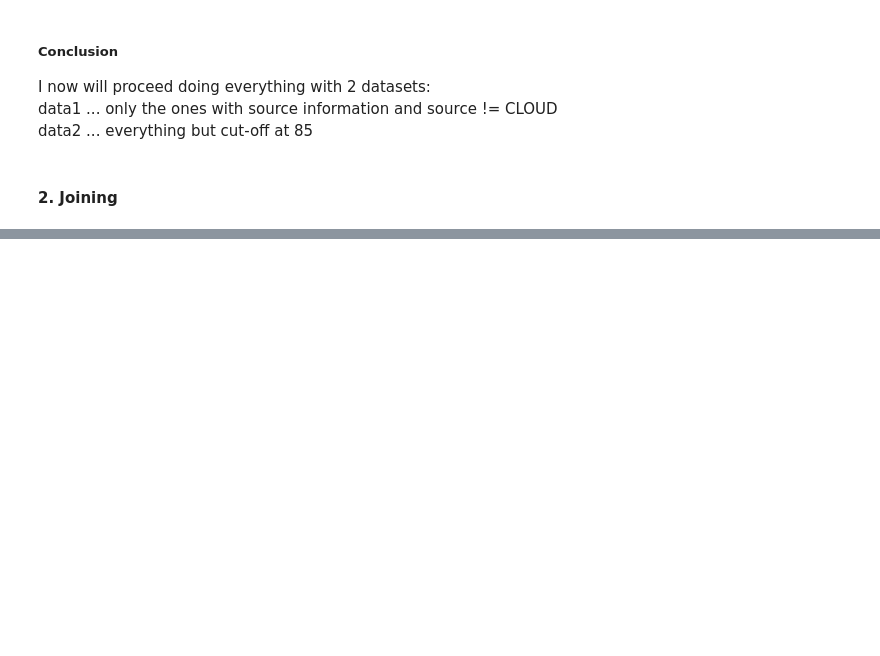
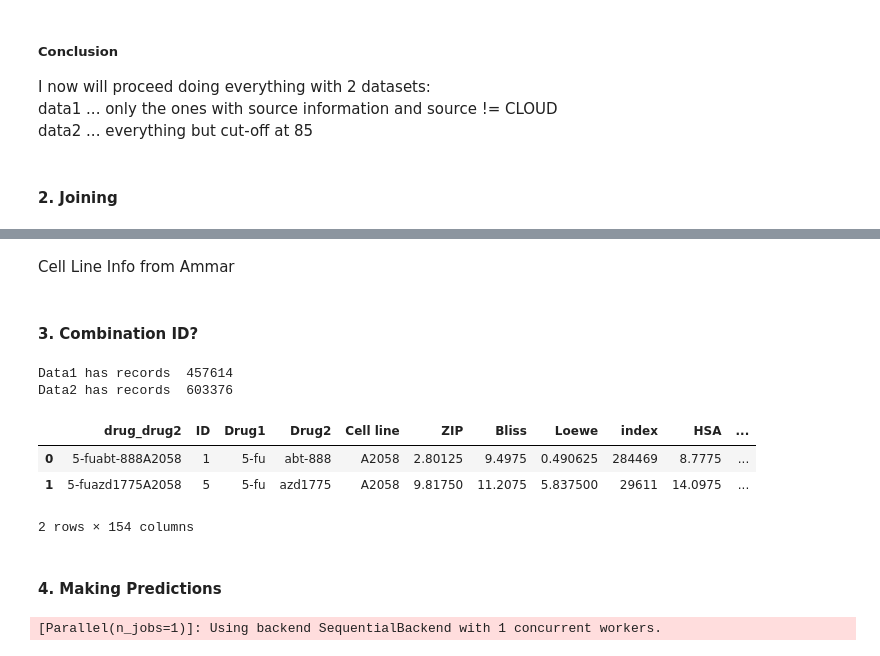
Before and after one commit to stefanhuber1510/marbleProject, a Jupyter notebook: scoring/secondScoringTest.ipynb, the cells around one changed output, grey strips where cells are left out. Saved outputs shown, nothing was run; the diff lists cells and outputs as text; code cells hidden in the pictures; blank space fills up the shorter version.

```diff
--- a/scoring/secondScoringTest.ipynb
+++ b/scoring/secondScoringTest.ipynb
@@ -235,0 +278,2 @@ data2[data2["HSA"]<84.4]
+# %% [markdown]
+Cell Line Info from Ammar
@@ -235,0 +304,24 @@ data2[data2["HSA"]<84.4]
+# %% [markdown]
+#### 3. Combination ID?
+# %%
+with open('./intermediate-pickles-scoring2/finalFrame1.pkl', 'rb') as inp:
+    data1 = pkl.load(inp)
+with open('./intermediate-pickles-scoring2/finalFrame2.pkl', 'rb') as inp:
+    data2 = pkl.load(inp)
+# %%
+data1 = data1.dropna() #loose here 10-20% of data
+data2 = data2.dropna()
+data1.reset_index(inplace=True,drop=True)
+data2.reset_index(inplace=True,drop=True)
+print("Data1 has records ",len(data1))
+print("Data2 has records ",len(data2))
+data1.head(2)
+# %% [output]
+Data1 has records  457614
+Data2 has records  603376
+|  | drug_drug2 | ID | Drug1 | Drug2 | Cell line | ZIP | Bliss | Loewe | index | HSA | ... |
+| 0 | 5-fuabt-888A2058 | 1 | 5-fu | abt-888 | A2058 | 2.80125 | 9.4975 | 0.490625 | 284469 | 8.7775 | ... |
+| 1 | 5-fuazd1775A2058 | 5 | 5-fu | azd1775 | A2058 | 9.81750 | 11.2075 | 5.837500 | 29611 | 14.0975 | ... |
+2 rows × 154 columns
+# %% [markdown]
+#### 4. Making Predictions
@@ -235,0 +358,11 @@ data2[data2["HSA"]<84.4]
+# %%
+import matplotlib.pyplot as plt
+from sklearn.ensemble import RandomForestRegressor
+
+regressor1 = RandomForestRegressor(max_depth=4, random_state=0, n_estimators=100, verbose=True)
+regressor1.fit(X_train1,Y_train1)
+
+predTrain1=regressor1.predict(X_train1)
+predTest1=regressor2.predict(x_test1)
+# %% [output]
+[Parallel(n_jobs=1)]: Using backend SequentialBackend with 1 concurrent workers.
```
Also changed, not shown: parts of 19 cells of this notebook, 1 other file.
